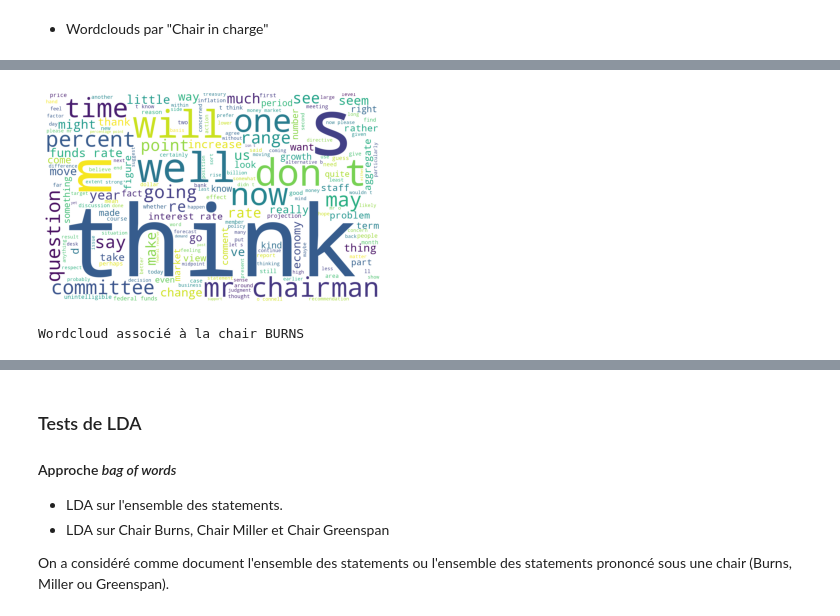
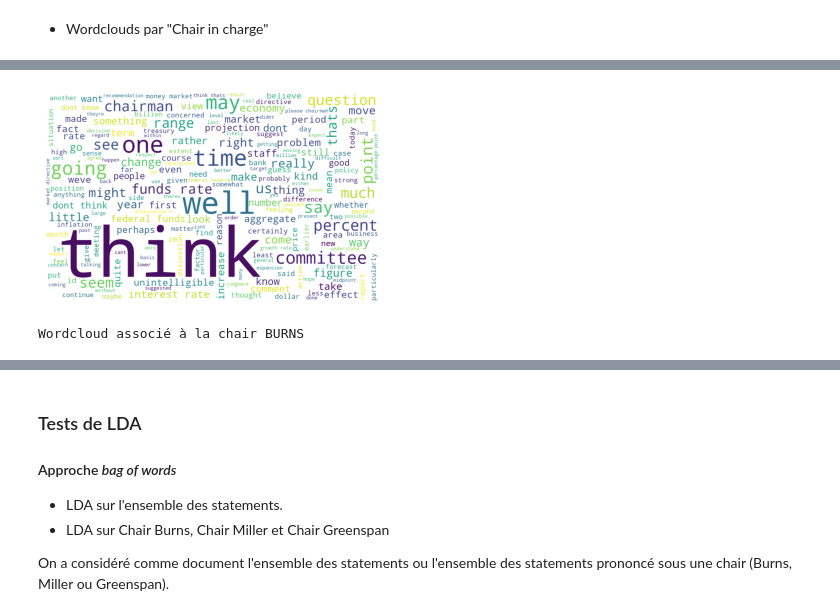
Before and after one commit to erialc-cal/NLP-FOMC, a Jupyter notebook: Scrapping_Explo.ipynb, the cells around one changed output, grey strips where cells are left out. Saved outputs shown, nothing was run; the diff lists cells and outputs as text; code cells hidden in the pictures.

```diff
--- a/Scrapping_Explo.ipynb
+++ b/Scrapping_Explo.ipynb
@@ -165,3 +150,0 @@ which,do,you,think,would,be,more,likely?
-# %%
-df['cleaned_statement'] = df['statement2'].apply(lambda x: ' '.join([word for word in x[0] if word not in (stop)]))
-df.head()
@@ -178,0 +155,8 @@ See the caveats in the documentation: https://pandas.pydata.org/pandas-docs/stab
+# %%
+df.statement = df.statement.fillna('')
+df['statement'] = df['statement'].str.replace('[^\w\s]','') # remove punctuation
+
+df["statement"] = df["statement"].str.lower().str.split() # get words with lowercase
+
+df['statement'] = df['statement'].apply(lambda x: [item for item in x if item not in stop]) # remove stopwords
+df.statement.head()
@@ -179 +170,4 @@ See the caveats in the documentation: https://pandas.pydata.org/pandas-docs/stab
+# %%
+df.statement = df.statement.astype('string')
+df['statement'] = df['statement'].str.replace('[^\w\s]','')
 # %%
@@ -188,5 +183,3 @@ df_lda[['statement', 'cleaned_statement']].head()
-# %%
-df = df.dropna()
 # %% [markdown]
 ## Quelques statistiques descriptives...
 # %% [markdown]
@@ -220,11 +213,11 @@ Name: statement, Length: 126725, dtype: string
 # %%
 df_small = df.head(40000)
 # %%
-df_statement = df_small.groupby('chair_in_charge')['statement'].apply(','.join)
+df_statement = df_small.groupby('chair_in_charge')['statement'].apply(' '.join)
 nuage_de_mots(df_statement.iloc[[0]][0])
 print("Wordcloud associé à la chair BURNS")
 # %% [output]
-[figure, old version]
+[figure, new version]
 Wordcloud associé à la chair BURNS
 # %%
 nuage_de_mots(df_statement.iloc[[1]][0])
```
Also changed, not shown: parts of 19 cells of this notebook.
